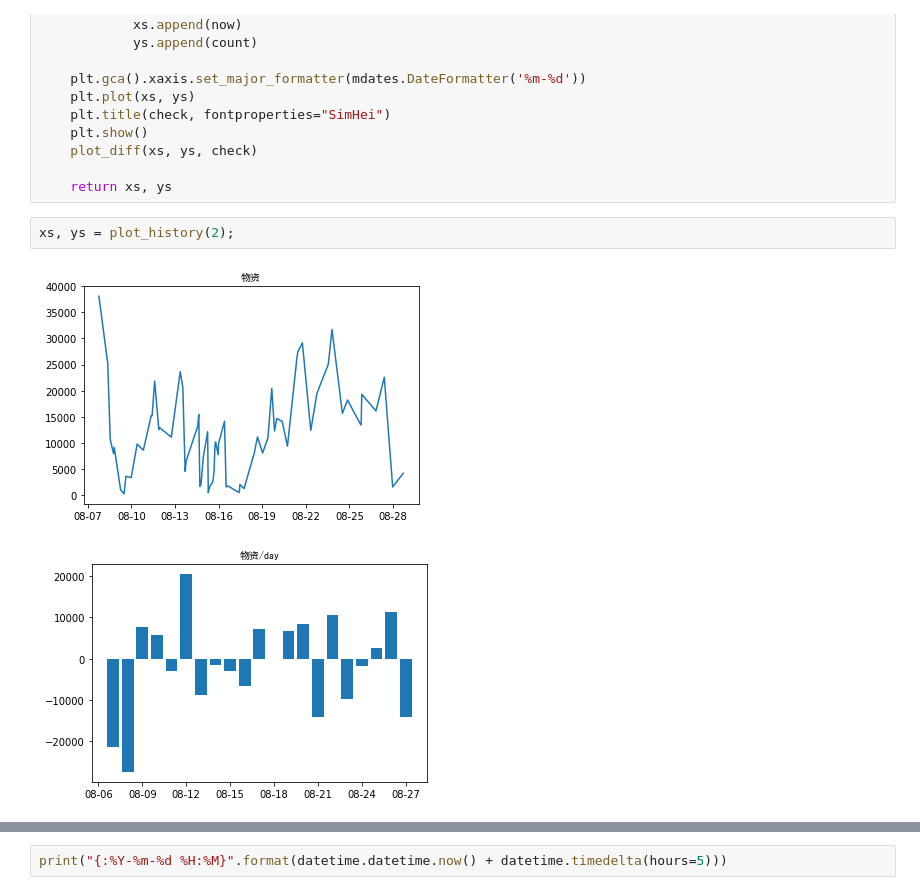
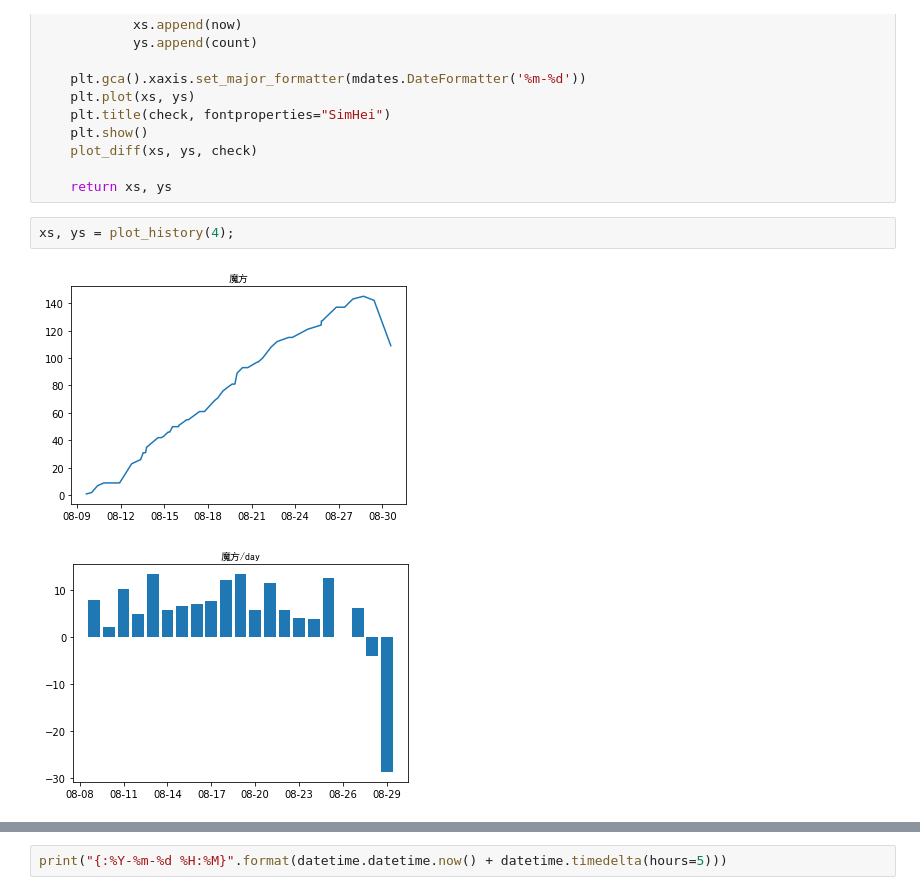
Before and after one commit to AutumnSun1996/GameTools, a Jupyter notebook: 碧蓝航线/Calculate.ipynb, the cells around one changed output, grey strips where cells are left out. Saved outputs shown, nothing was run; the diff lists cells and outputs as text.

```diff
--- a/碧蓝航线/Calculate.ipynb
+++ b/碧蓝航线/Calculate.ipynb
@@ -97,10 +97,10 @@ def plot_history(item_id=0):
 
     return xs, ys
 # %%
-xs, ys = plot_history(2);
+xs, ys = plot_history(4);
 # %% [output]
-[figure, old version]
+[figure, new version]
-[figure, old version]
+[figure, new version]
 # %%
 items = re.sub("[\r\n]{2,}", "\n\n", content).split("\n\n")
 for item in reversed(items):
```
Also changed, not shown: parts of 2 cells of this notebook.
